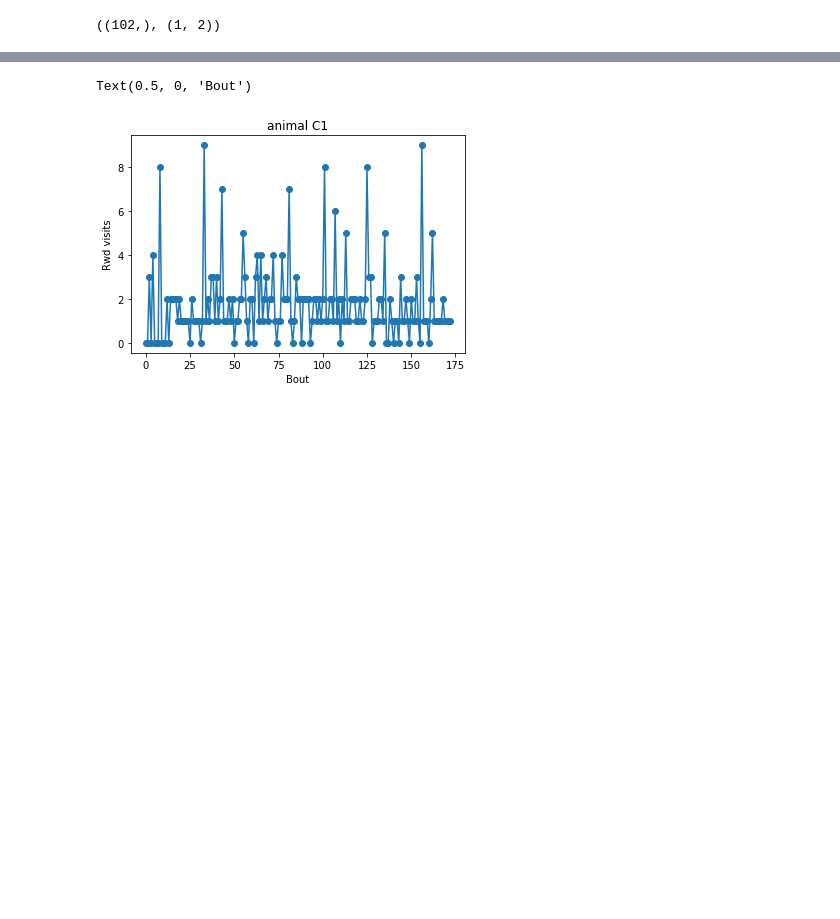
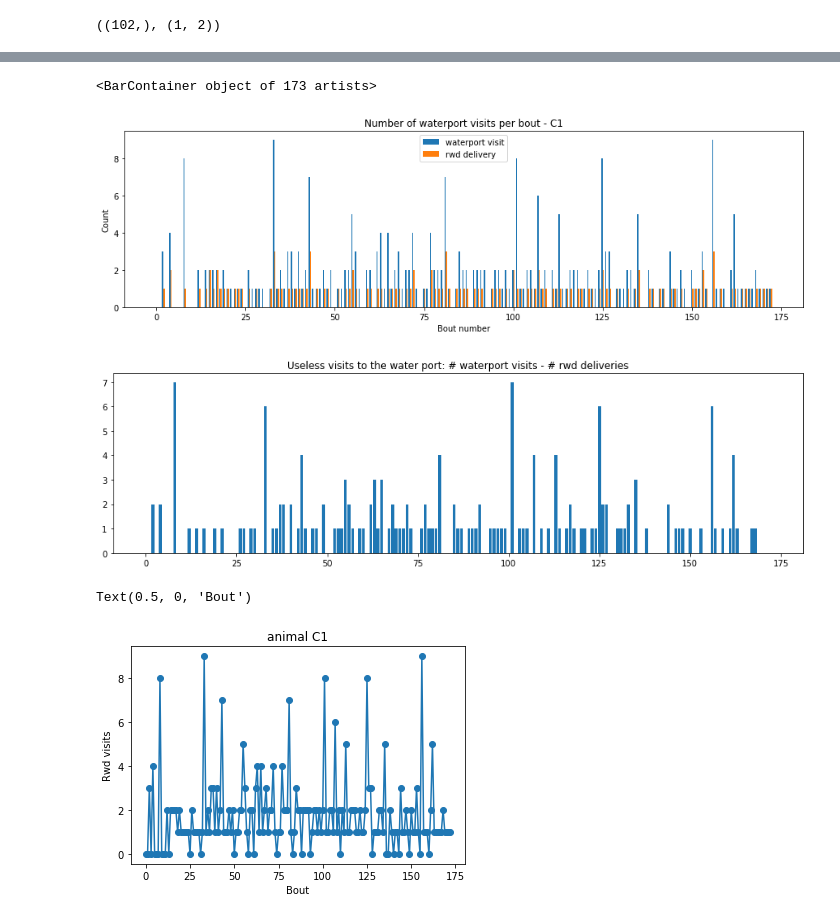
Before and after one commit to umeshksingla/MouseMazeHierRL, a Jupyter notebook: figure inter-(reward or path to water) intervals.ipynb, the cells around one changed output, grey strips where cells are left out. Cells and saved outputs as stored; diff of their text form; code cells hidden in the pictures; blank space fills up the shorter version.

```diff
--- a/figure inter-(reward or path to water) intervals.ipynb
+++ b/figure inter-(reward or path to water) intervals.ipynb
@@ -98,2 +127,26 @@ Bout: 101 visits to water port 1
+# %%
+n_bouts = len(tf.no)
+
+waterport_visits = [sum(tf.no[bout][:,0]==rwd_node) for bout in range(n_bouts)]
+rwd_deliveries = [len(tf.re[bout]) for bout in range(n_bouts)]
+
+figure(figsize=(15,4))
+width = .35
+bar(arange(n_bouts)-width/2, waterport_visits, width, label='waterport visit')
+bar(arange(n_bouts)+width/2, rwd_deliveries, width, label='rwd delivery')
+xlabel('Bout number')
+ylabel('Count')
+# xlim(0,100)
+title('Number of waterport visits per bout - %s' % nickname)
+legend()
+
+useless_visits = array(waterport_visits)-(rwd_deliveries)
+figure(figsize=(15,4))
+title('Useless visits to the water port: # waterport visits - # rwd deliveries')
+bar(arange(n_bouts), useless_visits)
+# %% [output]
+<BarContainer object of 173 artists>
+[figure, added]
+[figure, added]
 # %%
 nickname = "C1"
```
Also changed, not shown: parts of 10 cells of this notebook.
